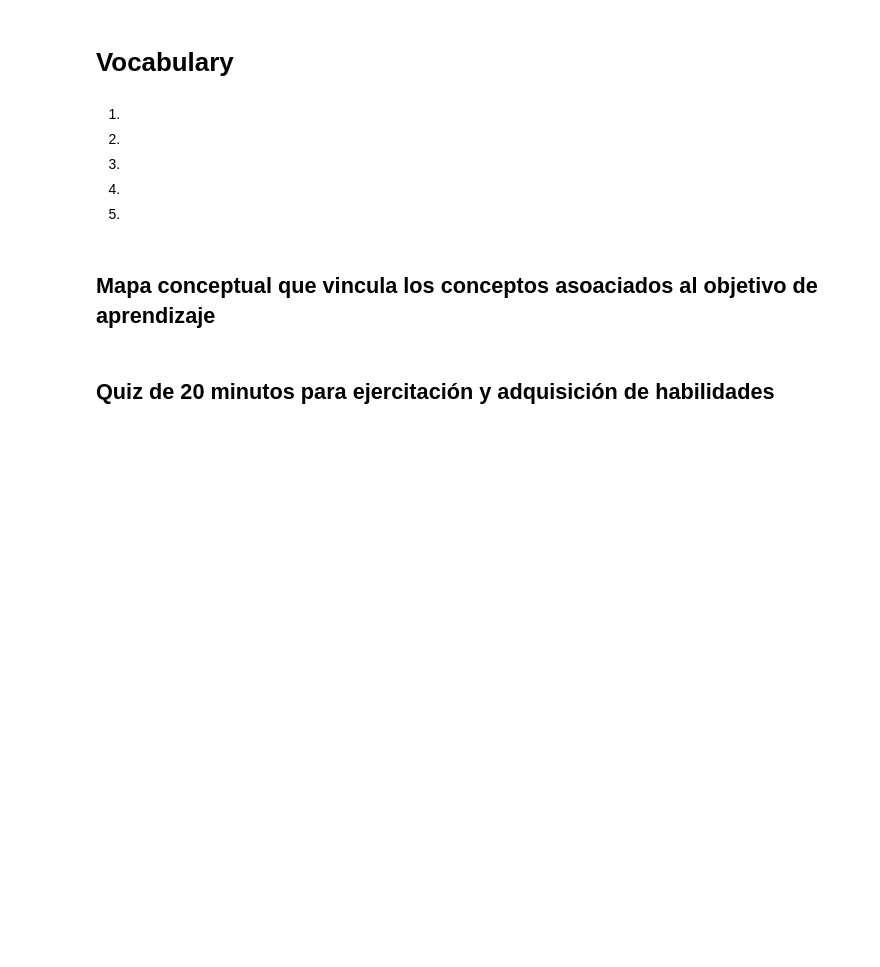
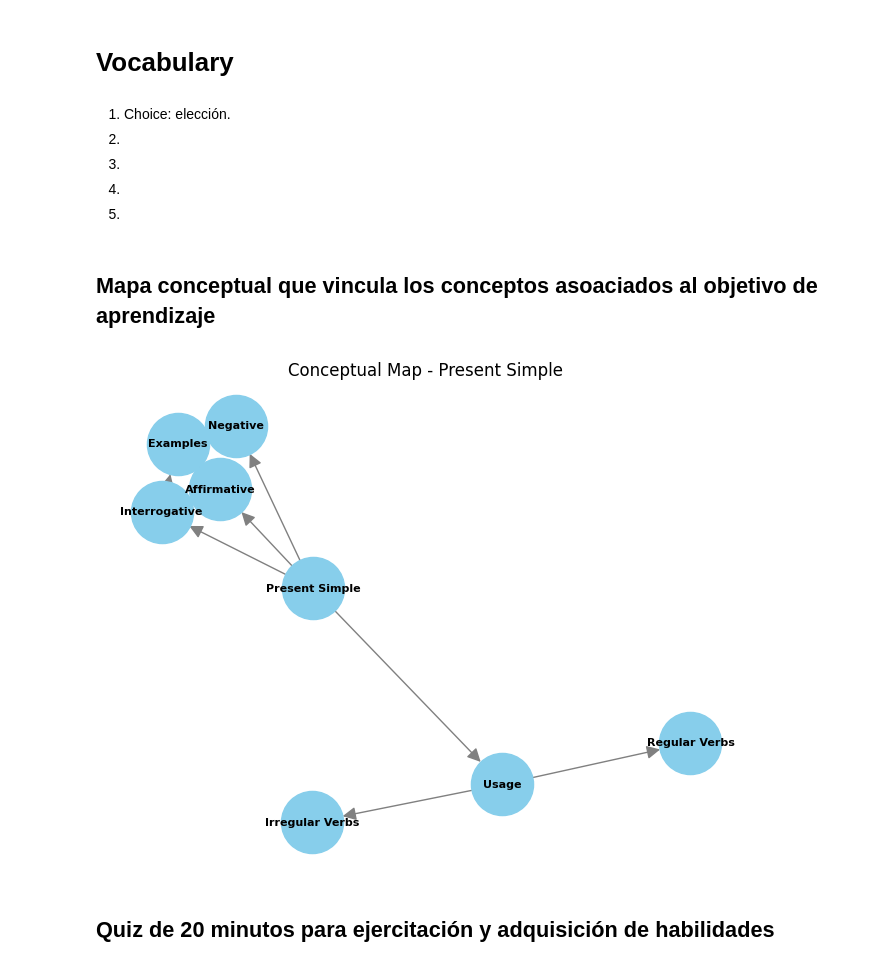
Before and after one commit to marco-canas/english_for_scientific_communication, a Jupyter notebook: A1/4_present_simple/7_present_simple.ipynb, the cells around one changed output. Cells and saved outputs as stored; diff of their text form; code cells hidden in the pictures; blank space fills up the shorter version.

Commit message:
add conceptual map

```diff
--- a/A1/4_present_simple/7_present_simple.ipynb
+++ b/A1/4_present_simple/7_present_simple.ipynb
@@ -377,13 +413,58 @@ Se dispondrá de un lugar en Vocaroo para albergar archivos de audio de fomento
 # %% [markdown]
 # Vocabulary
 # %% [markdown]
-1.
+1. Choice: elección.
 2.
 3.
 4.
 5.
 # %% [markdown]
 ## Mapa conceptual que vincula los conceptos asoaciados al objetivo de aprendizaje
+# %%
+import networkx as nx
+import matplotlib.pyplot as plt
+
+# Create a directed graph
+G = nx.DiGraph()
+
+# Add nodes representing key concepts
+concepts = [
+    "Present Simple",
+    "Usage",
+    "Affirmative",
+    "Negative",
+    "Interrogative",
+    "Examples",
+    "Regular Verbs",
+    "Irregular Verbs",
+]
+
+G.add_nodes_from(concepts)
+
+# Add edges to represent relationships between concepts
+relationships = [
+    ("Present Simple", "Usage"),
+    ("Present Simple", "Affirmative"),
+    ("Present Simple", "Negative"),
+    ("Present Simple", "Interrogative"),
+    ("Affirmative", "Examples"),
+    ("Negative", "Examples"),
+    ("Interrogative", "Examples"),
+    ("Usage", "Regular Verbs"),
+    ("Usage", "Irregular Verbs"),
+]
+
+G.add_edges_from(relationships)
+
+# Draw the conceptual map
+pos = nx.spring_layout(G)
+nx.draw(G, pos, with_labels=True, font_weight='bold', node_size=2000, node_color='skyblue', font_size=8, edge_color='gray', arrowsize=20)
+
+# Display the map
+plt.title("Conceptual Map - Present Simple")
+plt.show()
+# %% [output]
+[figure, added]
 # %% [markdown]
 ## Quiz de 20 minutos para ejercitación y adquisición de habilidades
 # %% [markdown]
```
Also changed, not shown: parts of 10 cells of this notebook, 1 other file.
